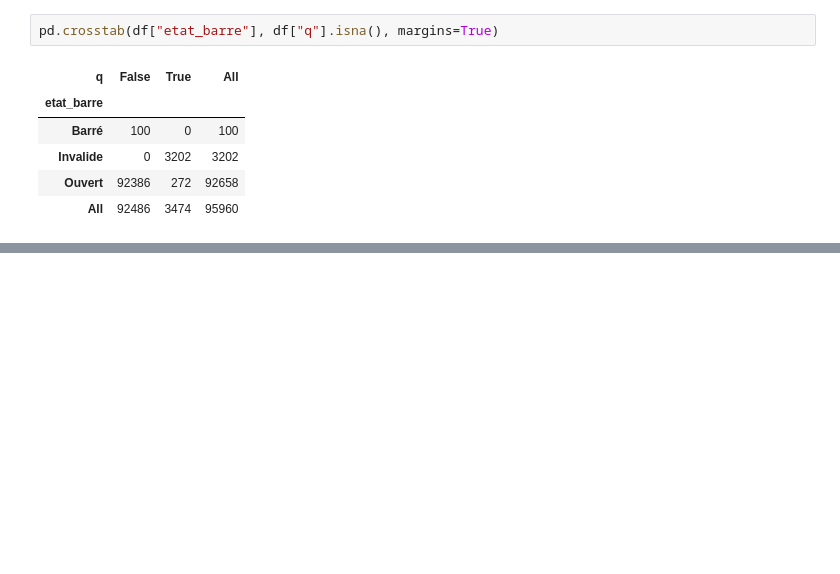
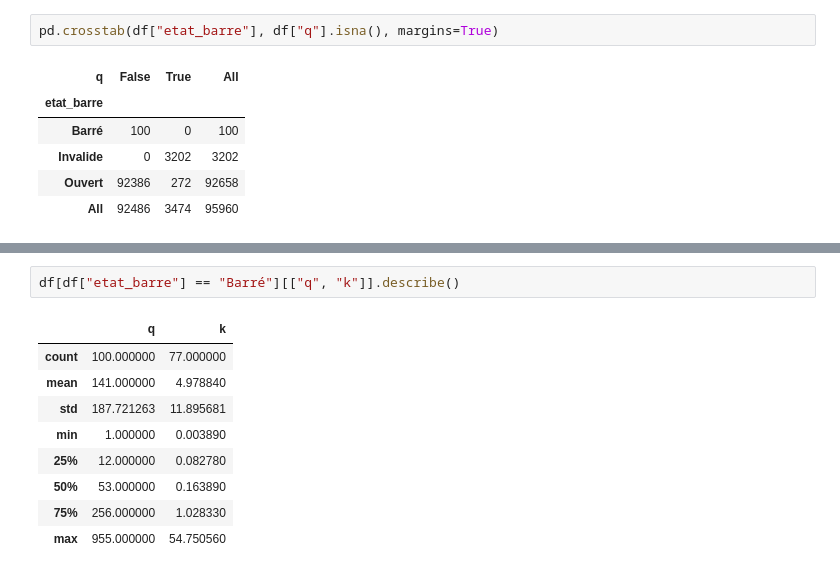
Before and after one commit to soso1594/analyse-trafic-paris, a Jupyter notebook: 02_nettoyage.ipynb, the cells around one changed output, grey strips where cells are left out. Cells and saved outputs as stored; diff of their text form; blank space fills up the shorter version.

```diff
--- a/02_nettoyage.ipynb
+++ b/02_nettoyage.ipynb
@@ -355,0 +394,12 @@ pd.crosstab(df["etat_barre"], df["q"].isna(), margins=True)
+# %%
+df[df["etat_barre"] == "Barré"][["q", "k"]].describe()
+# %% [output]
+|  | q | k |
+| count | 100.000000 | 77.000000 |
+| mean | 141.000000 | 4.978840 |
+| std | 187.721263 | 11.895681 |
+| min | 1.000000 | 0.003890 |
+| 25% | 12.000000 | 0.082780 |
+| 50% | 53.000000 | 0.163890 |
+| 75% | 256.000000 | 1.028330 |
+| max | 955.000000 | 54.750560 |
```
Also changed, not shown: parts of 38 cells of this notebook.
